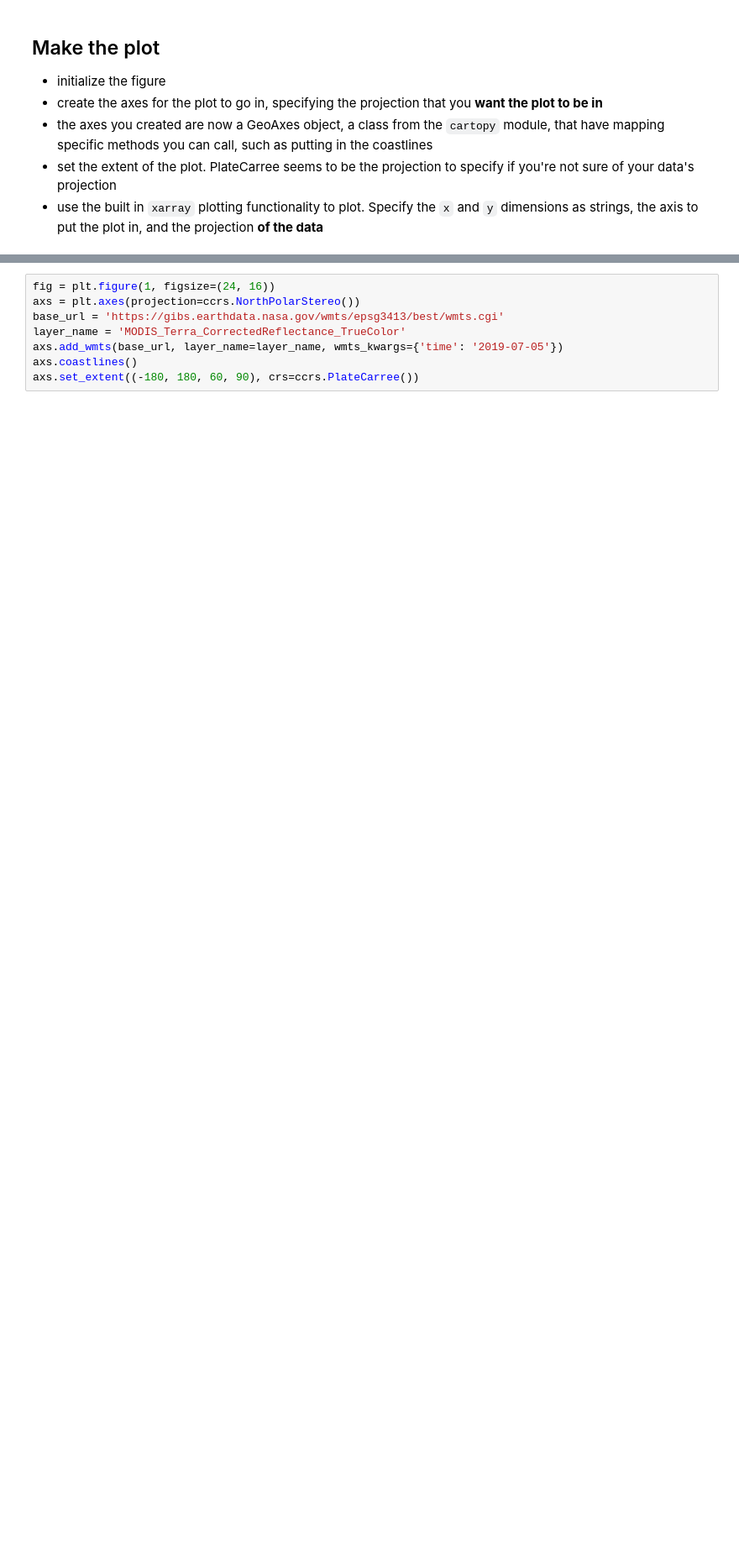
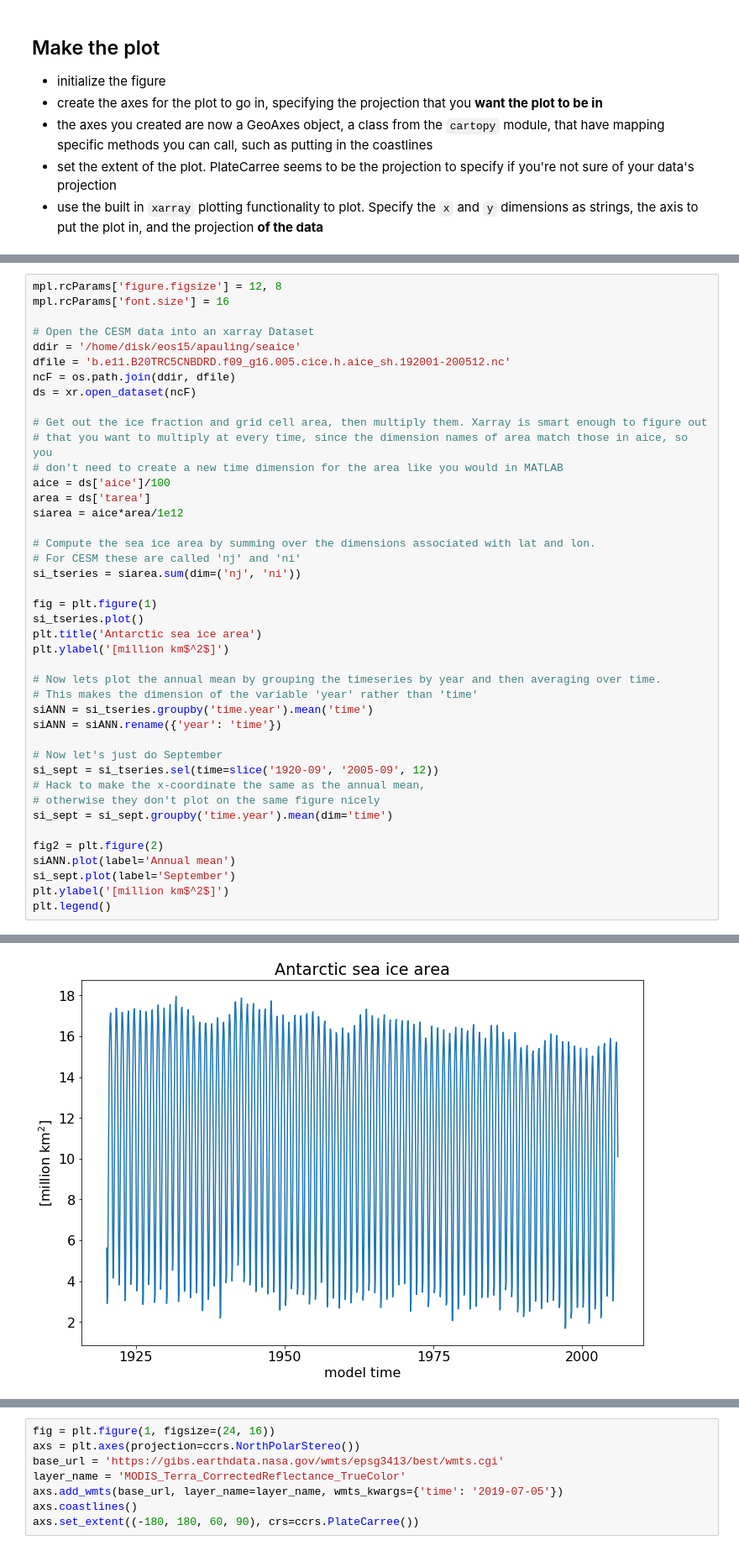
Before and after one commit to cmbitz/HackyHours, a Jupyter notebook: Lesson_02/cartopydemo.ipynb, the cells around one changed output, grey strips where cells are left out. Shown at 84% size. Cells and saved outputs as stored; diff of their text form; blank space fills up the shorter version.

Commit message:
Add demo for computing sea ice area

```diff
--- a/Lesson_02/cartopydemo.ipynb
+++ b/Lesson_02/cartopydemo.ipynb
@@ -102,0 +114,43 @@ sic[0, :, :].plot.pcolormesh('lon', 'lat', ax=axs, transform=ccrs.PlateCarree(),
+# %%
+mpl.rcParams['figure.figsize'] = 12, 8
+mpl.rcParams['font.size'] = 16
+
+# Open the CESM data into an xarray Dataset
+ddir = '/home/disk/eos15/apauling/seaice'
+dfile = 'b.e11.B20TRC5CNBDRD.f09_g16.005.cice.h.aice_sh.192001-200512.nc'
+ncF = os.path.join(ddir, dfile)
+ds = xr.open_dataset(ncF)
+
+# Get out the ice fraction and grid cell area, then multiply them. Xarray is smart enough to figure out
+# that you want to multiply at every time, since the dimension names of area match those in aice, so you
+# don't need to create a new time dimension for the area like you would in MATLAB
+aice = ds['aice']/100
+area = ds['tarea']
+siarea = aice*area/1e12
+
+# Compute the sea ice area by summing over the dimensions associated with lat and lon.
+# For CESM these are called 'nj' and 'ni'
+si_tseries = siarea.sum(dim=('nj', 'ni'))
+
+fig = plt.figure(1)
+si_tseries.plot()
+plt.title('Antarctic sea ice area')
+plt.ylabel('[million km$^2$]')
+
+# Now lets plot the annual mean by grouping the timeseries by year and then averaging over time.
+# This makes the dimension of the variable 'year' rather than 'time'
+siANN = si_tseries.groupby('time.year').mean('time')
+siANN = siANN.rename({'year': 'time'})
+
+# Now let's just do September
+si_sept = si_tseries.sel(time=slice('1920-09', '2005-09', 12))
+# Hack to make the x-coordinate the same as the annual mean,
+# otherwise they don't plot on the same figure nicely
+si_sept = si_sept.groupby('time.year').mean(dim='time')
+
+fig2 = plt.figure(2)
+siANN.plot(label='Annual mean')
+si_sept.plot(label='September')
+plt.ylabel('[million km$^2$]')
+plt.legend()
+# %% [output]
@@ -102,0 +158 @@ sic[0, :, :].plot.pcolormesh('lon', 'lat', ax=axs, transform=ccrs.PlateCarree(),
+[figure, added]
```
Also changed, not shown: parts of 8 cells of this notebook.
